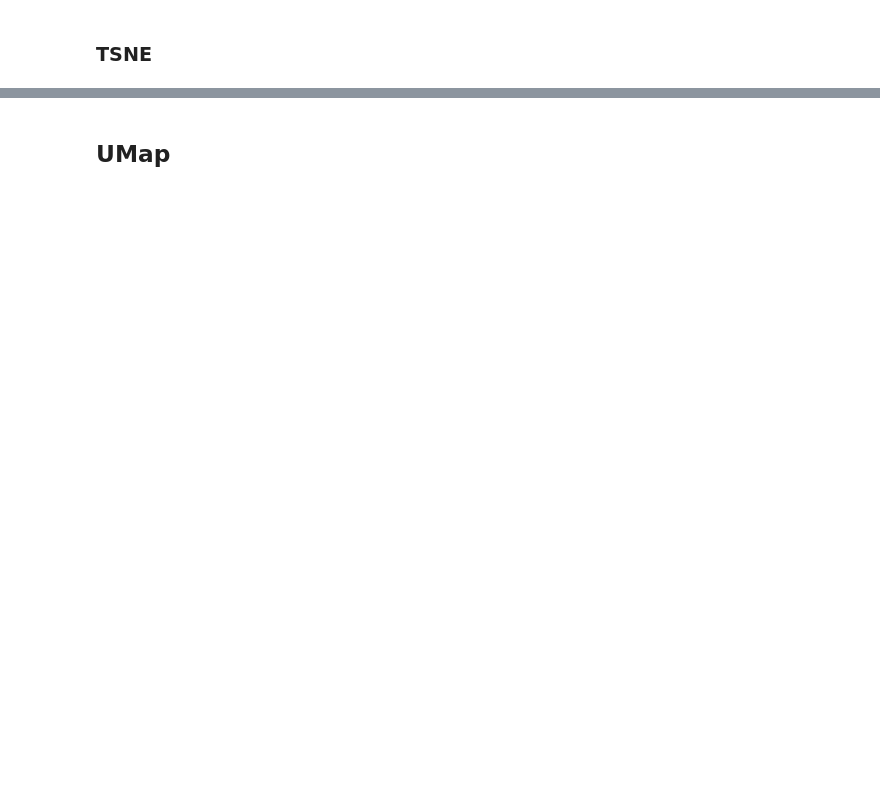
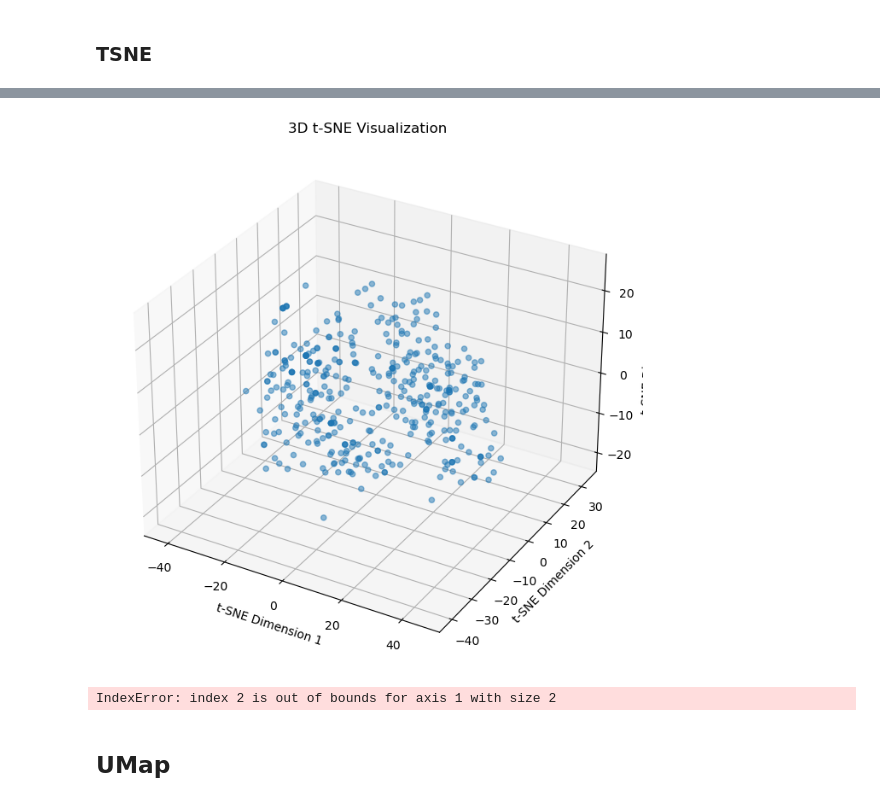
Before and after one commit to Elecapp/xai-visualization_rules_fi, a Jupyter notebook: notebooks/bonn_project/Distance_TSNE-UMap.ipynb, the cells around one changed output, grey strips where cells are left out. Saved outputs shown, nothing was run; the diff lists cells and outputs as text; code cells hidden in the pictures; blank space fills up the shorter version.

```diff
--- a/notebooks/bonn_project/Distance_TSNE-UMap.ipynb
+++ b/notebooks/bonn_project/Distance_TSNE-UMap.ipynb
@@ -291,3 +319,49 @@ plt.show()
+# %%
+# Initialize t-SNE object with 3 components
+tsne_3d = TSNE(n_components=3, perplexity=30, n_iter=1000, random_state=42)
+
+# Fit t-SNE on the first array (data_np) and transform combined data
+embedded_data_3d = tsne_3d.fit_transform(data_np)
+
+from mpl_toolkits.mplot3d import Axes3D
+
+fig = plt.figure(figsize=(10, 8))
+ax = fig.add_subplot(111, projection='3d')
+ax.scatter(embedded_data_3d[:, 0], embedded_data_3d[:, 1], embedded_data_3d[:, 2], alpha=0.5)
+ax.set_xlabel('t-SNE Dimension 1')
+ax.set_ylabel('t-SNE Dimension 2')
+ax.set_zlabel('t-SNE Dimension 3')
+ax.set_title('3D t-SNE Visualization')
+plt.show()
+# %% [output]
+[figure, added]
+# %%
+import plotly.graph_objs as go
+
+trace = go.Scatter3d(
+    x=embedded_data[:, 0],
+    y=embedded_data[:, 1],
+    z=embedded_data[:, 2],
+    mode='markers',
+    marker=dict(
+        size=5,
+        opacity=0.5
+    )
+)
+
+layout = go.Layout(
+    title='3D t-SNE Visualization',
+    scene=dict(
+        xaxis=dict(title='t-SNE Dimension 1'),
+        yaxis=dict(title='t-SNE Dimension 2'),
+        zaxis=dict(title='t-SNE Dimension 3')
+    )
+)
+
+fig = go.Figure(data=[trace], layout=layout)
+fig.show()
+# %% [output]
+IndexError: index 2 is out of bounds for axis 1 with size 2
 # %% [markdown]
 ## UMap
 # %%
```
Also changed, not shown: parts of 15 cells of this notebook.
